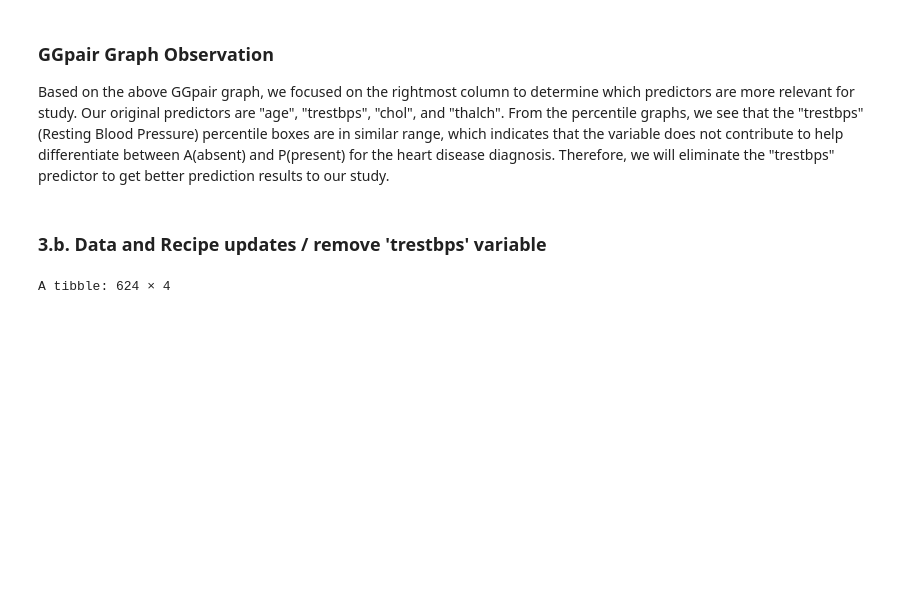
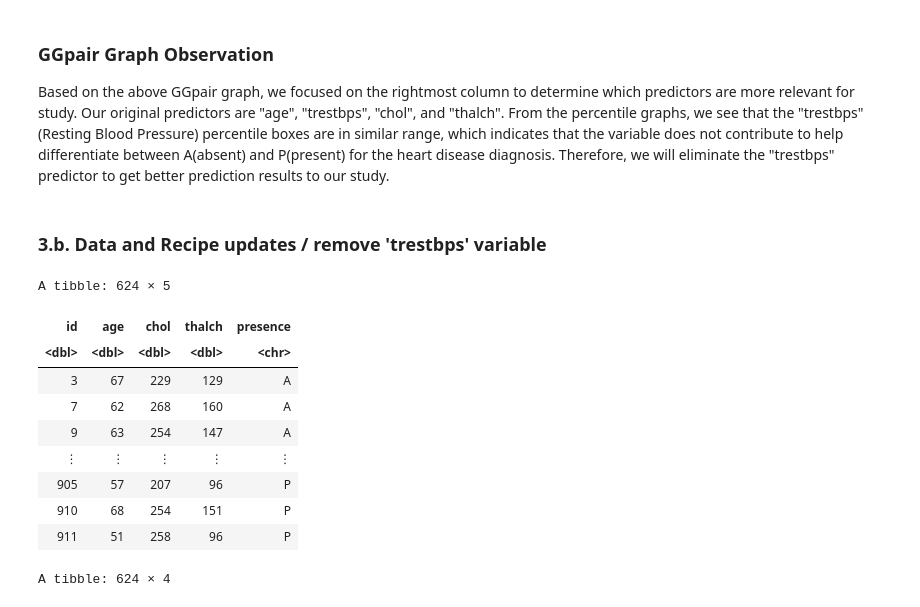
Before and after one commit to MAmouzouvi/Heart-disease-predictor, a Jupyter notebook: project_report.ipynb, the cells around one changed output. Drawn from its saved outputs; the diff is of its cells as text; code cells hidden in the pictures; blank space fills up the shorter version.

```diff
--- a/project_report.ipynb
+++ b/project_report.ipynb
@@ -258,4 +256,18 @@ credit_pairplot
 Based on the above GGpair graph, we focused on the rightmost column to determine which predictors are more relevant for study. Our original predictors are "age", "trestbps", "chol", and "thalch". From the percentile graphs, we see that the "trestbps" (Resting Blood Pressure) percentile  boxes are in similar range, which indicates that the variable does not contribute to help differentiate between A(absent) and P(present) for the heart disease diagnosis. Therefore, we will eliminate the "trestbps" predictor to get better prediction results to our study.
 # %% [markdown]
 ### 3.b. Data and Recipe updates / remove 'trestbps' variable
+# %%
+heart_disease_train_updated <- select(heart_disease_train, -trestbps)
+heart_disease_train_updated
+# %% [output]
+A tibble: 624 × 5
+| id | age | chol | thalch | presence |
+| <dbl> | <dbl> | <dbl> | <dbl> | <chr> |
+| 3 | 67 | 229 | 129 | A |
+| 7 | 62 | 268 | 160 | A |
+| 9 | 63 | 254 | 147 | A |
+| ⋮ | ⋮ | ⋮ | ⋮ | ⋮ |
+| 905 | 57 | 207 | 96 | P |
+| 910 | 68 | 254 | 151 | P |
+| 911 | 51 | 258 | 96 | P |
 # %%
```
Also changed, not shown: parts of 8 cells of this notebook.
